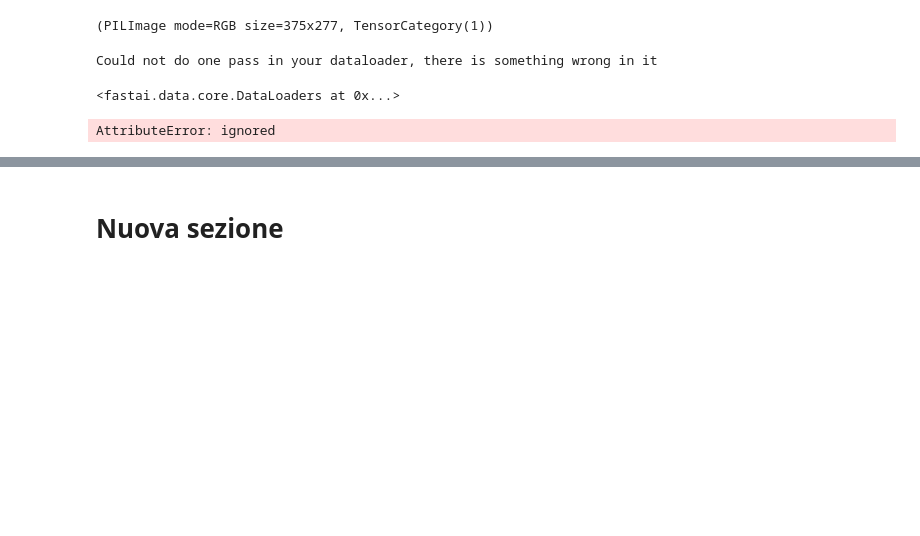
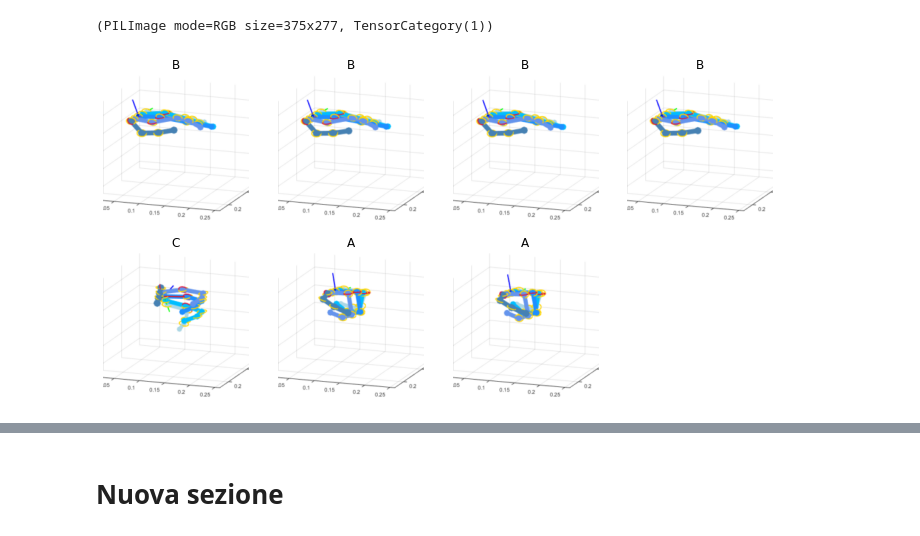
Before and after one commit to emanbuc/ASL-Recognition-Deep-Learning, a Jupyter notebook: FastAI_Static_Gesture_recognition.ipynb, the cells around one changed output, grey strips where cells are left out. Cells and saved outputs as stored; diff of their text form; code cells hidden in the pictures; blank space fills up the shorter version.

```diff
--- a/FastAI_Static_Gesture_recognition.ipynb
+++ b/FastAI_Static_Gesture_recognition.ipynb
@@ -10,7 +10,7 @@ drive.mount('/gdrive',force_remount=true)
 # %% [output]
 Mounted at /gdrive
 # %%
-root_dir = '/content/drive/MyDrive/Gesture/'
+root_dir = '/gdrive/MyDrive/Gesture/'
 imagePath=Path(root_dir + 'images')
 # %%
 imagePath
@@ -53,7 +53,7 @@ dblock = DataBlock(blocks=(ImageBlock, CategoryBlock),
                    get_items=get_image_files,
                    get_y=Pipeline([attrgetter("name"),RegexLabeller(pat = r'^.*_([A-Z])_\d+.png$')]),
                    splitter=RandomSplitter(valid_pct=0.2, seed=42),
-                   item_tfms = Resize(224)))
+                   item_tfms = Resize(224))
 # %%
 dsets = dblock.datasets(imagePath)
 # %%
@@ -61,11 +61,8 @@ dsets.train[0]
 # %% [output]
 (PILImage mode=RGB size=375x277, TensorCategory(1))
 # %%
-dsets.dataloaders(bs=32)
+dl= dblock.dataloaders(imagePath,bs=32)
-# %% [output]
-Could not do one pass in your dataloader, there is something wrong in it
-<fastai.data.core.DataLoaders at 0x...>
-# %%
-dsets.show_batch()
-# %% [output]
-AttributeError: ignored
+# %%
+dl.valid.show_batch(max_n=12, nrows=2)
+# %% [output]
+[figure, added]
```
Also changed, not shown: parts of 13 cells of this notebook.
